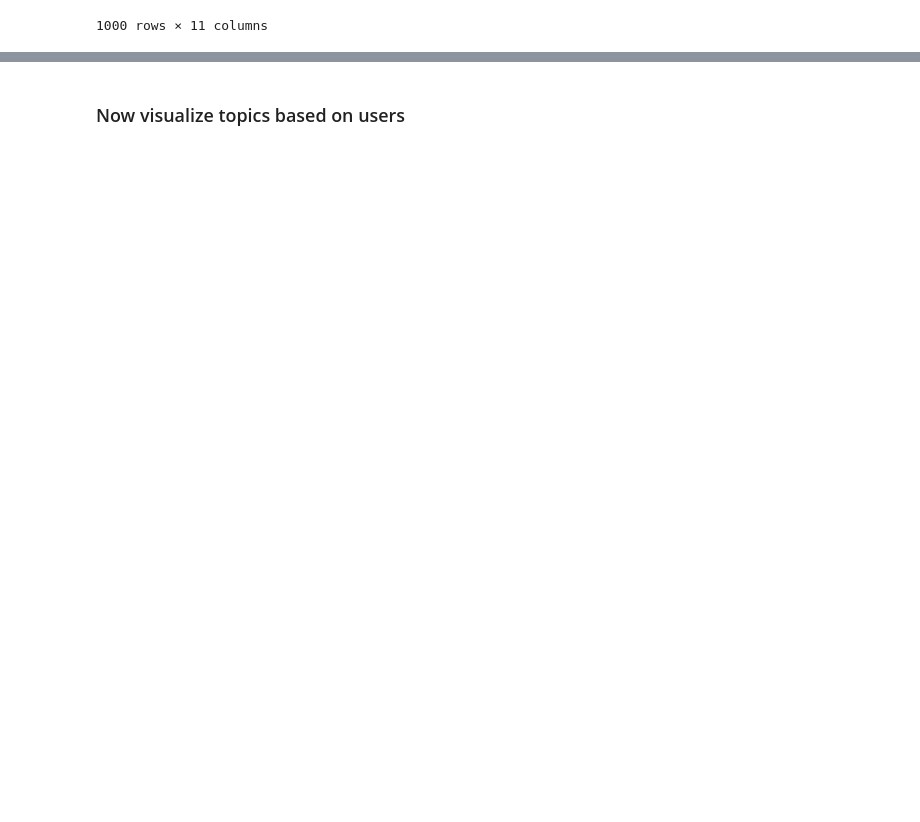
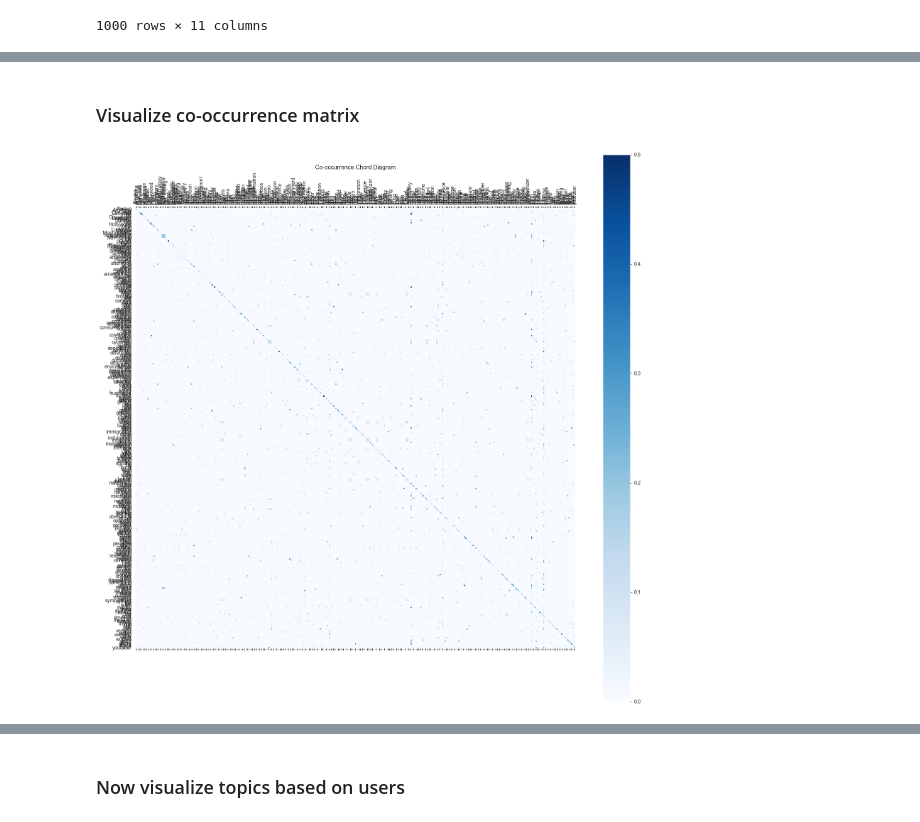
Before and after one commit to YanAsadchy/disc-analysis, a Jupyter notebook: src/asadchy/nltk.ipynb, the cells around one changed output, grey strips where cells are left out. Saved outputs shown, nothing was run; the diff lists cells and outputs as text; code cells hidden in the pictures; blank space fills up the shorter version.

```diff
--- a/src/asadchy/nltk.ipynb
+++ b/src/asadchy/nltk.ipynb
@@ -263,0 +318,4 @@ plt.show()
+# %%
+# select a subset
+df = df.head(900)
+df
@@ -263,0 +336,16 @@ plt.show()
+# %%
+%%time
+# Drop empty rows
+#df.dropna(subset=['main_topics'], inplace=True)
+
+# Remove rows with lists containing only one value
+df['main_topics'] = df['main_topics'].apply(lambda x: x if len(x) > 1 else np.nan)
+df.dropna(subset=['main_topics'], inplace=True)
+
+# Create co-occurrence matrix
+mlb = MultiLabelBinarizer()
+co_occurrence_matrix = pd.DataFrame(mlb.fit_transform(df['main_topics']), columns=mlb.classes_, index=df.index)
+co_occurrence_matrix = co_occurrence_matrix.T.dot(co_occurrence_matrix)
+
+# Print the co-occurrence matrix
+print(co_occurrence_matrix)
@@ -263,0 +370,34 @@ plt.show()
+# %% [markdown]
+### Visualize co-occurrence matrix
+# %%
+import matplotlib.pyplot as plt
+from matplotlib import cm
+
+# Assuming you have the 'co_occurrence_matrix' dataframe
+
+# Get the topic names from the co-occurrence matrix
+topics = co_occurrence_matrix.columns
+
+# Compute the total co-occurrence count for each topic
+total_counts = co_occurrence_matrix.sum(axis=1)
+
+# Normalize the co-occurrence matrix
+normalized_matrix = co_occurrence_matrix.div(total_counts, axis=0)
+
+# Create the chord diagram
+fig, ax = plt.subplots(figsize=(20, 20))
+chord = ax.matshow(normalized_matrix, cmap=cm.get_cmap('Blues'))
+
+# Customize the chord diagram
+plt.xticks(range(len(topics)), topics, rotation=90)
+plt.yticks(range(len(topics)), topics)
+plt.colorbar(chord)
+
+# Add a title to the chord diagram
+plt.title('Co-occurrence Chord Diagram')
+ax.grid(False)
+
+# Display the chord diagram
+plt.show()
+# %% [output]
+[figure, added]
```
Also changed, not shown: parts of 52 cells of this notebook, 2 other files.
